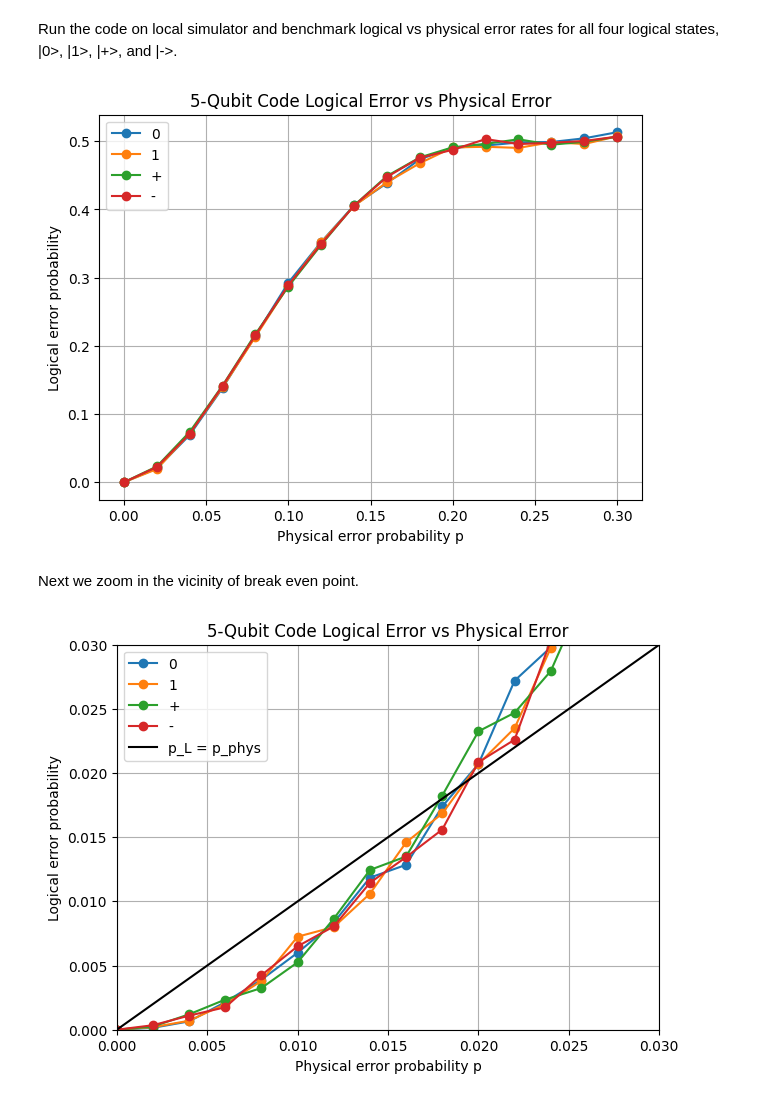
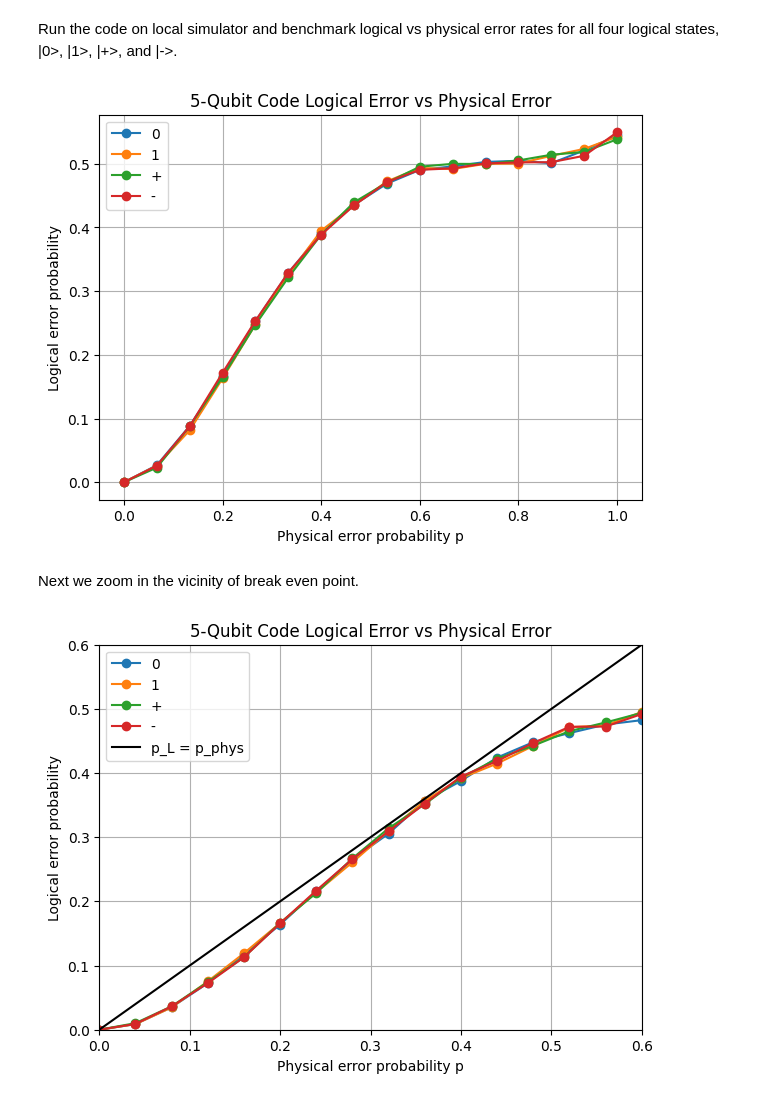
Before and after one commit to misho9714/5-Qubit-Code, a Jupyter notebook: 5_qubit_code.ipynb, the cells around one changed output. Cells and saved outputs as stored; diff of their text form; code cells hidden in the pictures.

```diff
--- a/5_qubit_code.ipynb
+++ b/5_qubit_code.ipynb
@@ -112,7 +112,7 @@ syndrome_to_fix = {
 
 def pauli_error_on_all_data_qubits(p) -> QuantumCircuit:
     qc = QuantumCircuit(n, name="random Pauli error")
-    err = pauli_error([('X', p), ('Y', p), ('Z', p), ('I', 1 - 3 * p)])
+    err = pauli_error([('X', p/3), ('Y', p/3), ('Z', p/3), ('I', 1 - p)])
     for i in range(5):
         qc.append(err.to_instruction(), [i])
 
@@ -188,7 +188,7 @@ def run_5q_code(p, x1, x2, n_shots):
     return 1 - (marginal_4["00000"] / n_shots)
 
 n_shots = 20000
-p_values = np.linspace(0, 0.3, 16)
+p_values = np.linspace(0, 1, 16)
 results = {
     "0": [],
     "1": [],
@@ -213,38 +213,38 @@ plt.legend()
 plt.grid(True)
 plt.show()
 # %% [output]
-[figure, old version]
+[figure, new version]
 # %% [markdown]
 Next we zoom in the vicinity of break even point.
 # %%
 n_shots = 20000
-p_values = np.linspace(0, 0.03, 16)
+p_values = np.linspace(0, 0.6, 16)
 
 results = {
     "0": [],
     "1": [],
     "+": [],
     "-": []
 }
 
 for p in p_values:
     results["0"].append(run_5q_code(p, 0, 0, n_shots))
     results["1"].append(run_5q_code(p, 0, 1, n_shots))
     results["+"].append(run_5q_code(p, 1, 0, n_shots))
     results["-"].append(run_5q_code(p, 1, 1, n_shots))
 
 plt.figure(figsize=(7,5))
 for label, vals in results.items():
     plt.plot(p_values, vals, marker='o', label=label)
 
 plt.plot(p_values, p_values, 'k-', linewidth=1.5, label='p_L = p_phys')
 
 plt.xlabel("Physical error probability p")
 plt.ylabel("Logical error probability")
 plt.title("5-Qubit Code Logical Error vs Physical Error")
 plt.legend()
 plt.grid(True)
-plt.axis([0, 0.03, 0, 0.03])
+plt.axis([0, 0.6, 0, 0.6])
 plt.show()
 # %% [output]
-[figure, old version]
+[figure, new version]
```
